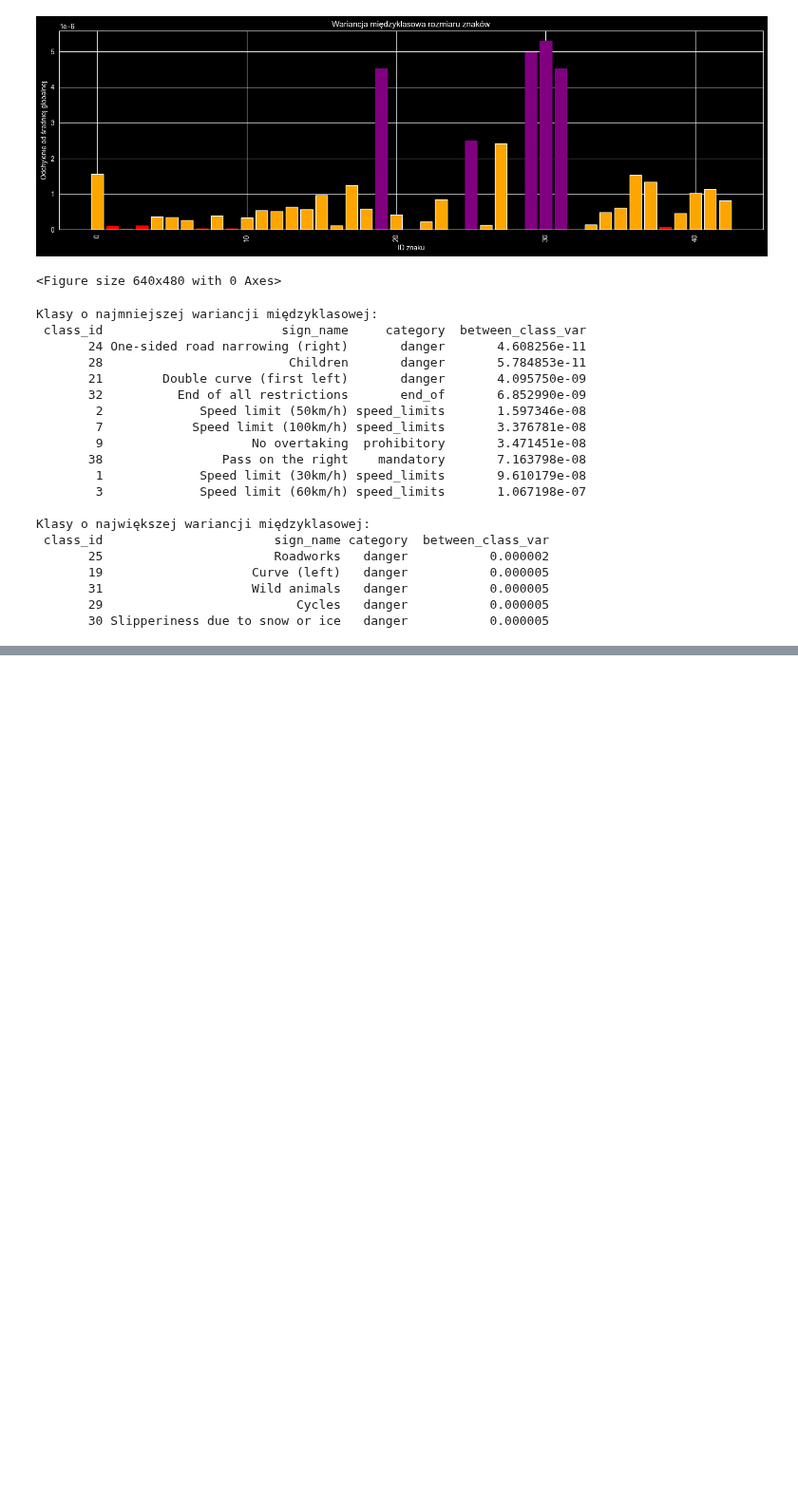
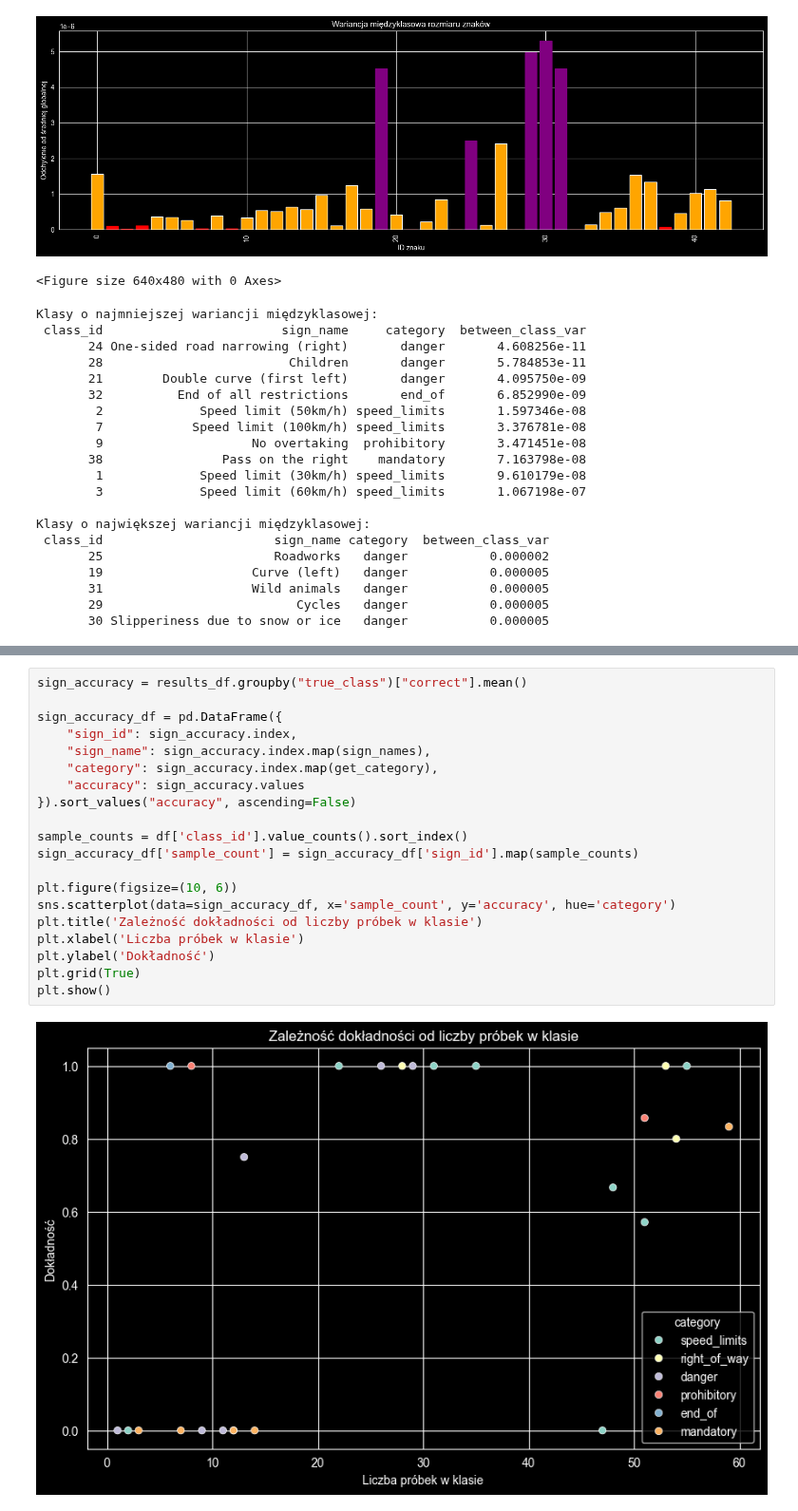
Before and after one commit to Maticz3007/TrafficSigns-YOLO, a Jupyter notebook: Analiza_eksploracyjna.ipynb, the cells around one changed output, grey strips where cells are left out. Shown at 95% size. Drawn from its saved outputs; the diff is of its cells as text; blank space fills up the shorter version.

```diff
--- a/Analiza_eksploracyjna.ipynb
+++ b/Analiza_eksploracyjna.ipynb
@@ -540,0 +578,22 @@ Klasy o największej wariancji międzyklasowej:
+# %%
+sign_accuracy = results_df.groupby("true_class")["correct"].mean()
+
+sign_accuracy_df = pd.DataFrame({
+    "sign_id": sign_accuracy.index,
+    "sign_name": sign_accuracy.index.map(sign_names),
+    "category": sign_accuracy.index.map(get_category),
+    "accuracy": sign_accuracy.values
+}).sort_values("accuracy", ascending=False)
+
+sample_counts = df['class_id'].value_counts().sort_index()
+sign_accuracy_df['sample_count'] = sign_accuracy_df['sign_id'].map(sample_counts)
+
+plt.figure(figsize=(10, 6))
+sns.scatterplot(data=sign_accuracy_df, x='sample_count', y='accuracy', hue='category')
+plt.title('Zależność dokładności od liczby próbek w klasie')
+plt.xlabel('Liczba próbek w klasie')
+plt.ylabel('Dokładność')
+plt.grid(True)
+plt.show()
+# %% [output]
+[figure, added]
```
Also changed, not shown: parts of 31 cells of this notebook.
